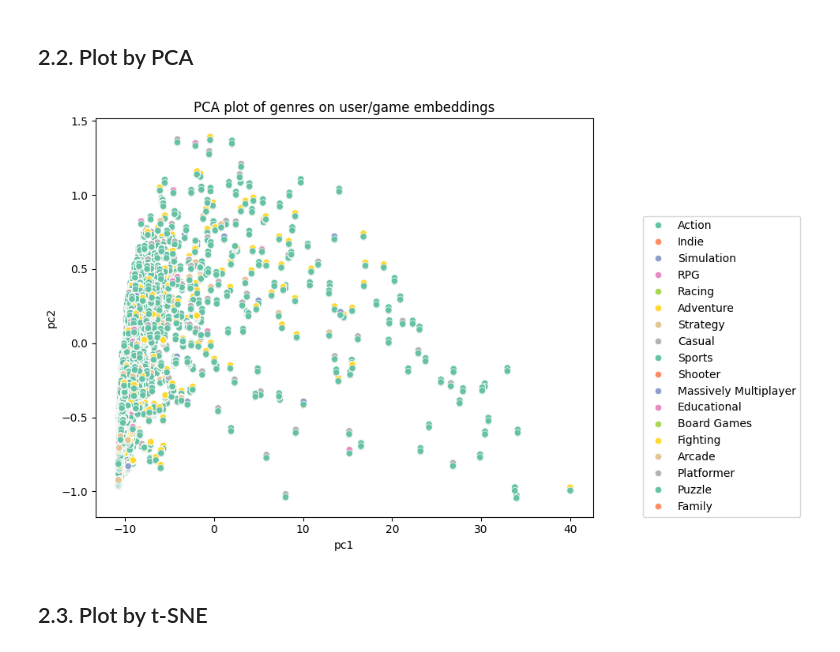
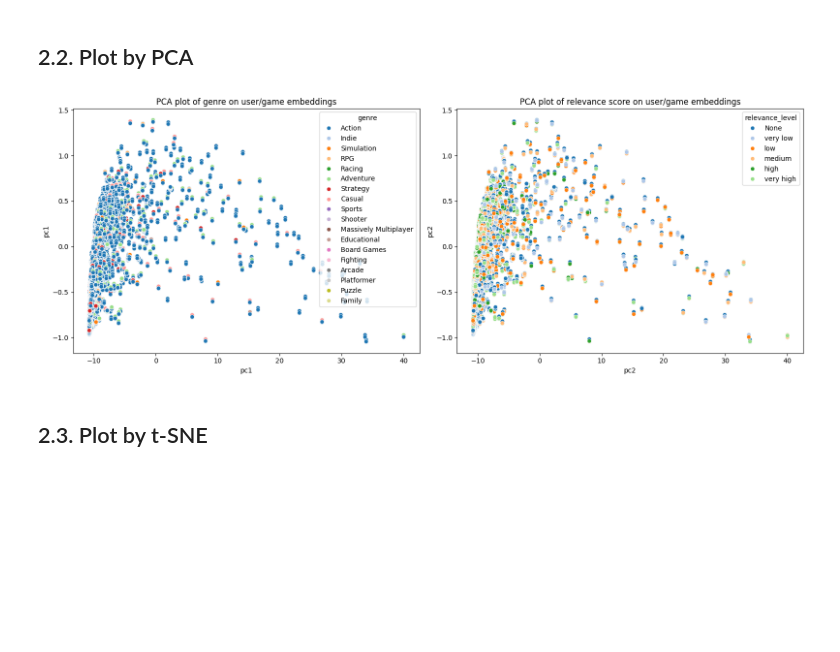
Before and after one commit to derickkan3356/Game-Recommendation-System, a Jupyter notebook: visualization/Visualization.ipynb, the cells around one changed output. Drawn from its saved outputs; the diff is of its cells as text; code cells hidden in the pictures; blank space fills up the shorter version.

```diff
--- a/visualization/Visualization.ipynb
+++ b/visualization/Visualization.ipynb
@@ -224,18 +224,20 @@ train_ready.head()
 | 3 | 76561198073669602 | 20 | 0.000000 | Missing | False | 0.013426 | ... |
 | 4 | 76561198073669602 | 50 | 0.000000 | Missing | False | 0.013426 | ... |
 # %%
-def embedding_genre_generation(df,df_ready):
+def embedding_genre_relevance_score_generation(df,df_ready):
 
     ''' This function will take two DataFrame as input:
     df: the train/test datasets after imputation. It does not have embedding information.
     df_ready: the train/test datasets for modeling. It does not have "game_genres" column.
+
+    Will put each dimension of the embedding in a column
     '''
 
     # Drop replicates will avoid genreating NA value for merging.
 
     df_ready = df_ready.drop_duplicates(subset = ["user_id", "app_id","relevance_score"])
     df = df.drop_duplicates(subset = ["user_id", "app_id","relevance_score"])
-    embedding_df = pd.merge(df, df_ready[["user_id", "app_id","relevance_score", "game_emb","user_emb"]], on = ["user_id", "app_id"])
+    embedding_df = pd.merge(df, df_ready[["user_id", "app_id", "game_emb","user_emb"]], on = ["user_id", "app_id"])
 
     game_emb_array = np.array(embedding_df["game_emb"].tolist())
     user_emb_array = np.array(embedding_df["user_emb"].tolist())
@@ -248,9 +250,13 @@ def embedding_genre_generation(df,df_ready):
     genre_df = embedding_df["game_genres"].apply(pd.Series)
     embedding_df["main_genre"] = genre_df.iloc[:,0]
 
-    return embedding_df[["user_id","app_id","main_genre","game_emb_x", "game_emb_y","user_emb_x", "user_emb_y"]]
+    #Set bins for relevance_score
+    bins = [-0.00001, 0.00001, 0.2, 0.4, 0.6, 0.8, 1.0] # Set 0.00001 because we have score = 0
+    labels = ["None","very low", "low", "medium", "high", "very high"]
+    embedding_df["relevance_level"] = pd.cut(embedding_df["relevance_score"], bins=bins, labels=labels)
+
+    return embedding_df[["user_account_age_months","user_id","app_id","main_genre","relevance_level","relevance_score","game_emb_x", "game_emb_y","user_emb_x", "user_emb_y"]]
 # %%
-train_embedding_genre_df =  embedding_genre_generation(train,train_ready)
-test_embedding_genre_df =  embedding_genre_generation(test,test_ready)
-test_embedding_genre_df.head()
+train_embedding_genre_df =  embedding_genre_relevance_score_generation(train,train_ready)
+train_embedding_genre_df.head()
 # %% [output]
@@ -304,16 +326,20 @@ pca = PCA(n_components=2)
 x_pca = pca.fit_transform(train_embedding_genre_df[["game_emb_x",	"game_emb_y",	"user_emb_x",	"user_emb_y"]])
 df_pca = pd.DataFrame(x_pca)
 df_pca["genre"] = train_embedding_genre_df["main_genre"]
+df_pca["relevance_level"] = train_embedding_genre_df["relevance_level"]
 # %%
-plt.figure(figsize = (10,6))
-sns.scatterplot(data = df_pca, x=0, y= 1, hue ="genre",palette="Set2")
-plt.xlabel("pc1")
-plt.ylabel("pc2")
-plt.title("PCA plot of genres on user/game embeddings")
-plt.legend(loc = (1.1,0))
+fig, ax = plt.subplots(1,2, figsize = (16,6))
+sns.scatterplot(data = df_pca, x=0, y= 1, hue ="genre",palette="tab20",ax = ax[0])
+sns.scatterplot(data = df_pca, x=0, y= 1, hue ="relevance_level",palette="tab20",ax = ax[1])
+ax[0].set_xlabel("pc1")
+ax[0].set_ylabel("pc1")
+ax[0].set_title("PCA plot of genre on user/game embeddings")
+ax[1].set_xlabel("pc2")
+ax[1].set_ylabel("pc2")
+ax[1].set_title("PCA plot of relevance score on user/game embeddings")
 plt.tight_layout();
 # %% [output]
-[figure, old version]
+[figure, new version]
 # %% [markdown]
 ## 2.3. Plot by t-SNE
 # %%
```
Also changed, not shown: parts of 25 cells of this notebook, 3 other files.
